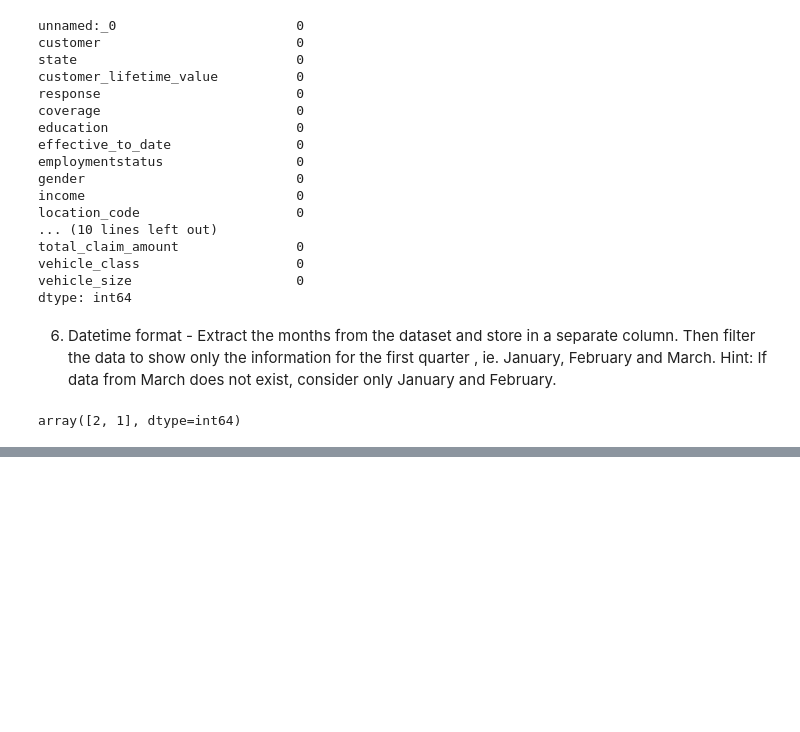
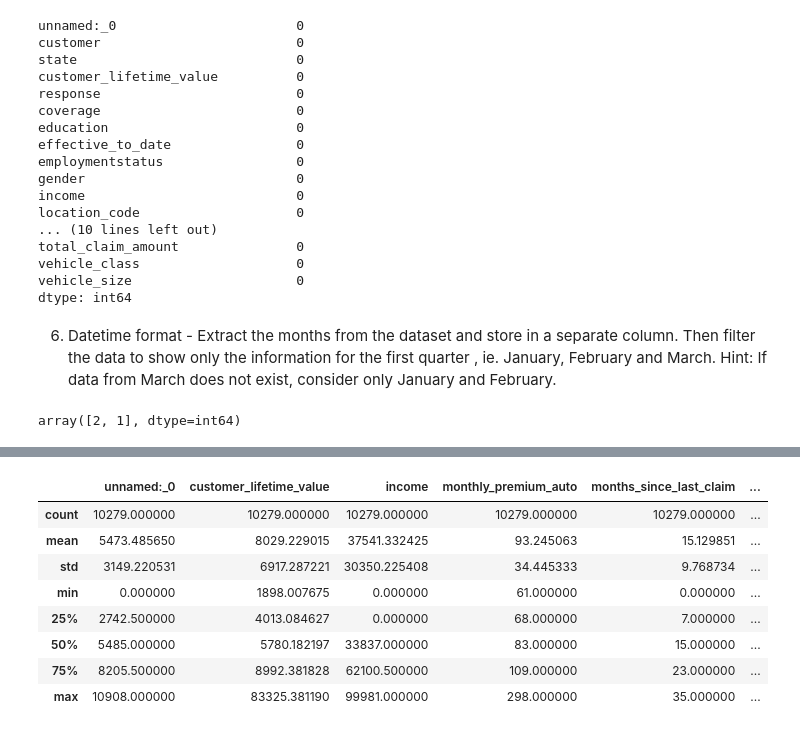
Before and after one commit to GiancarloSanna/lab-customer-analysis-round-2, a Jupyter notebook: files_for_lab/csv_files/Solutions.ipynb, the cells around one changed output, grey strips where cells are left out. Drawn from its saved outputs; the diff is of its cells as text; code cells hidden in the pictures; blank space fills up the shorter version.

```diff
--- a/files_for_lab/csv_files/Solutions.ipynb
+++ b/files_for_lab/csv_files/Solutions.ipynb
@@ -280,0 +319,13 @@ array(['2/18/11', '1/18/11', '2/10/11', '1/11/11', '1/17/11', '2/14/11',
+# %%
+# For numerical data
+df.describe()
+# %% [output]
+|  | unnamed:_0 | customer_lifetime_value | income | monthly_premium_auto | months_since_last_claim | ... |
+| count | 10279.000000 | 10279.000000 | 10279.000000 | 10279.000000 | 10279.000000 | ... |
+| mean | 5473.485650 | 8029.229015 | 37541.332425 | 93.245063 | 15.129851 | ... |
+| std | 3149.220531 | 6917.287221 | 30350.225408 | 34.445333 | 9.768734 | ... |
+| min | 0.000000 | 1898.007675 | 0.000000 | 61.000000 | 0.000000 | ... |
+| 25% | 2742.500000 | 4013.084627 | 0.000000 | 68.000000 | 7.000000 | ... |
+| 50% | 5485.000000 | 5780.182197 | 33837.000000 | 83.000000 | 15.000000 | ... |
+| 75% | 8205.500000 | 8992.381828 | 62100.500000 | 109.000000 | 23.000000 | ... |
+| max | 10908.000000 | 83325.381190 | 99981.000000 | 298.000000 | 35.000000 | ... |
```
Also changed, not shown: parts of 11 cells of this notebook.
